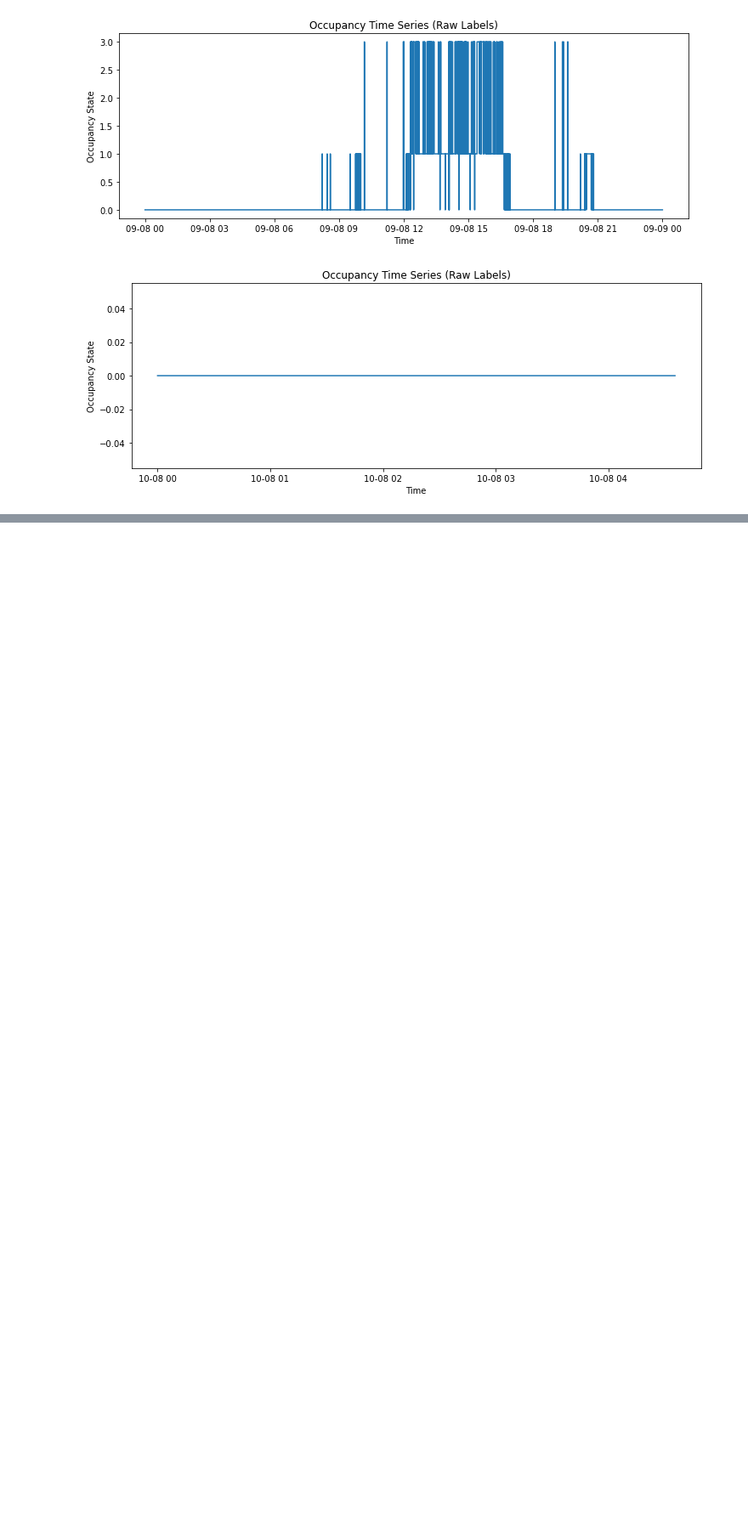
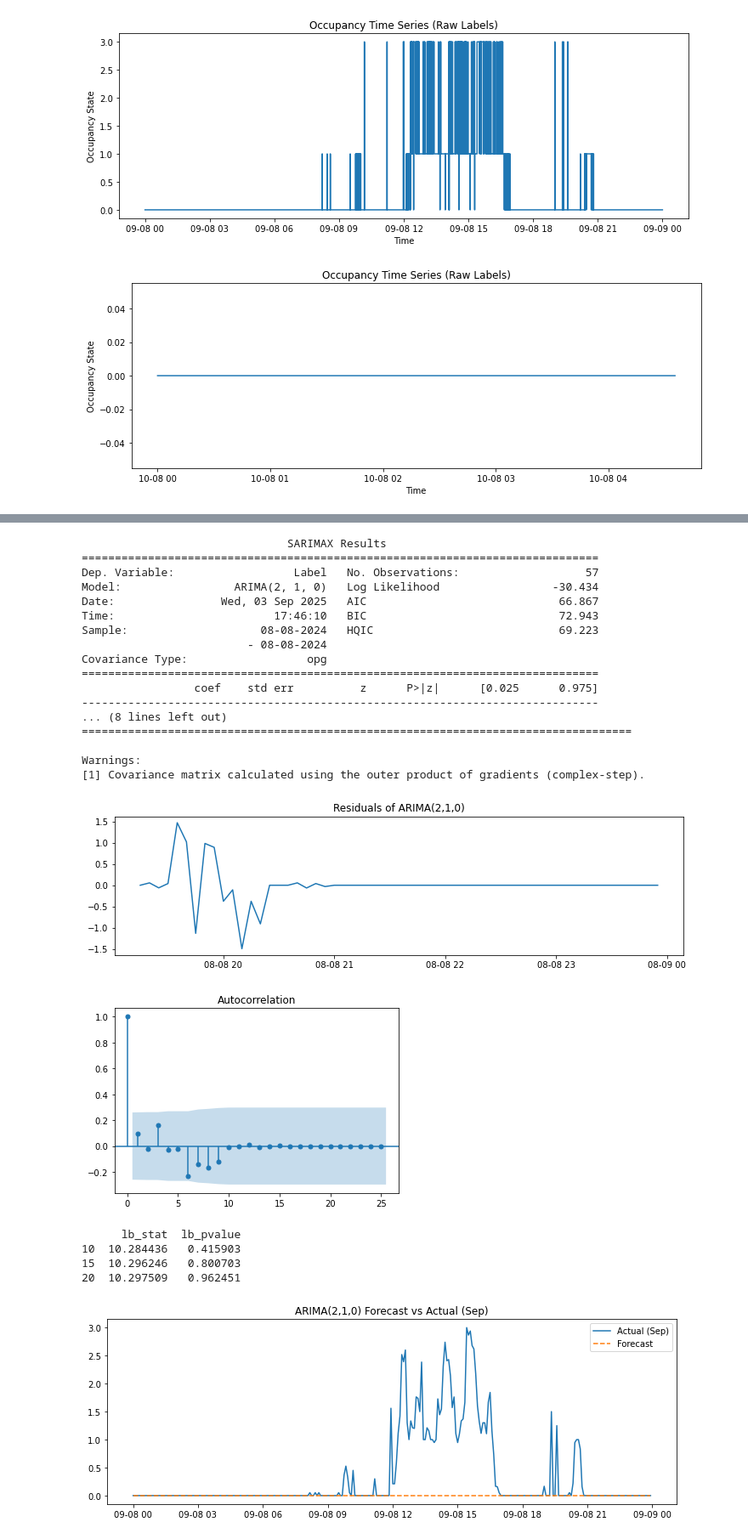
Before and after one commit to Grace-5507/Office-Occupancy-Prediction, a Jupyter notebook: PIRvision_FoG_presence_detection.ipynb, the cells around one changed output, grey strips where cells are left out. Shown at 85% size. Saved outputs shown, nothing was run; the diff lists cells and outputs as text; code cells hidden in the pictures; blank space fills up the shorter version.

```diff
--- a/PIRvision_FoG_presence_detection.ipynb
+++ b/PIRvision_FoG_presence_detection.ipynb
@@ -690,0 +681,13 @@ See the caveats in the documentation: https://pandas.pydata.org/pandas-docs/stab
+# %%
+block0 = block0.copy()   # Aug 8
+block1 = block1.copy()   # Sep 8
+block2 = block2.copy()   # Oct 8 (we'll keep for later)
+
+# Aug 8
+occ_aug = block0["Label"].resample("5T").mean().fillna(0)
+
+# Sep 8
+occ_sep = block1["Label"].resample("5T").mean().fillna(0)
+
+# Oct 8
+occ_oct = block2["Label"].resample("5T").mean().fillna(0)
@@ -690,0 +778,57 @@ See the caveats in the documentation: https://pandas.pydata.org/pandas-docs/stab
+# %%
+best_model = ARIMA(train, order=(2,1,0)).fit()
+print(best_model.summary())
+
+# Residuals
+resid = best_model.resid
+
+import matplotlib.pyplot as plt
+from statsmodels.graphics.tsaplots import plot_acf
+from statsmodels.stats.diagnostic import acorr_ljungbox
+
+plt.figure(figsize=(12,3))
+plt.plot(resid)
+plt.title("Residuals of ARIMA(2,1,0)")
+plt.show()
+
+plot_acf(resid, lags=25)
+plt.show()
+
+# Ljung-Box test
+lb = acorr_ljungbox(resid, lags=[10,15,20], return_df=True)
+print(lb)
+
+# Forecast vs actual
+fc = best_model.forecast(steps=len(test))
+
+plt.figure(figsize=(12,4))
+plt.plot(y_test.index, y_test, label="Actual (Sep)")
+plt.plot(y_test.index, fc, label="Forecast", linestyle="--")
+plt.legend()
+plt.title("ARIMA(2,1,0) Forecast vs Actual (Sep)")
+plt.show()
+# %% [output]
+                               SARIMAX Results
+==============================================================================
+Dep. Variable:                  Label   No. Observations:                   57
+Model:                 ARIMA(2, 1, 0)   Log Likelihood                 -30.434
+Date:                Wed, 03 Sep 2025   AIC                             66.867
+Time:                        17:46:10   BIC                             72.943
+Sample:                    08-08-2024   HQIC                            69.223
+                         - 08-08-2024
+Covariance Type:                  opg
+==============================================================================
+                 coef    std err          z      P>|z|      [0.025      0.975]
+------------------------------------------------------------------------------
+... (8 lines left out)
+===================================================================================
+
+Warnings:
+[1] Covariance matrix calculated using the outer product of gradients (complex-step).
+[figure, added]
+[figure, added]
+      lb_stat  lb_pvalue
+10  10.284436   0.415903
+15  10.296246   0.800703
+20  10.297509   0.962451
+[figure, added]
```
Also changed, not shown: parts of 36 cells of this notebook.
